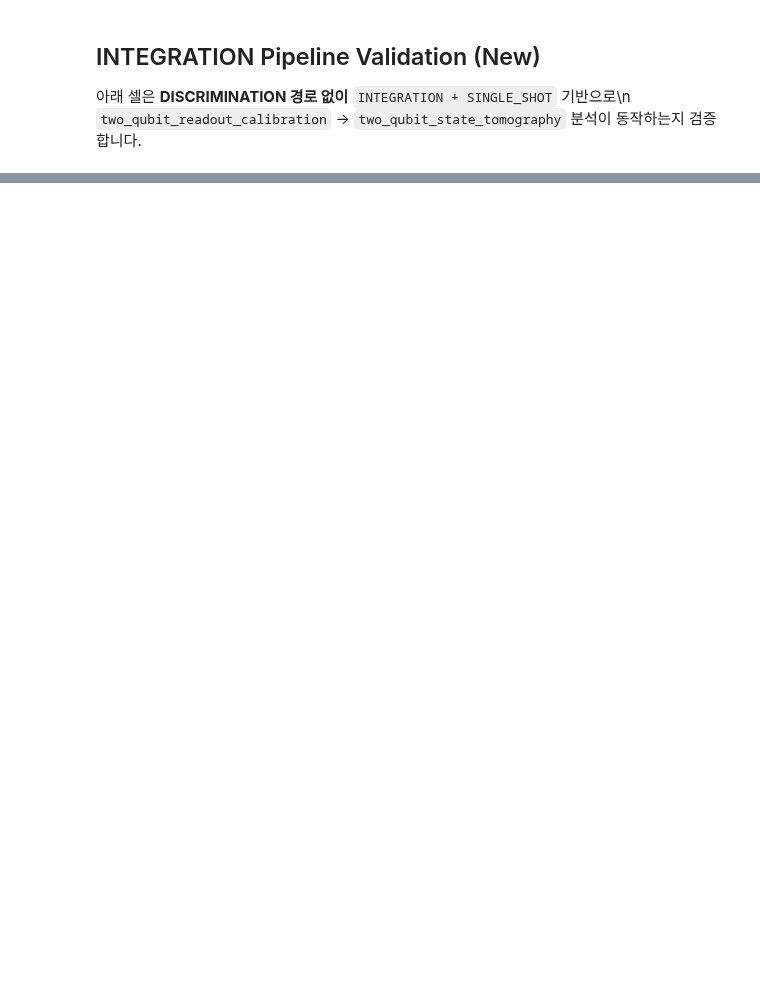
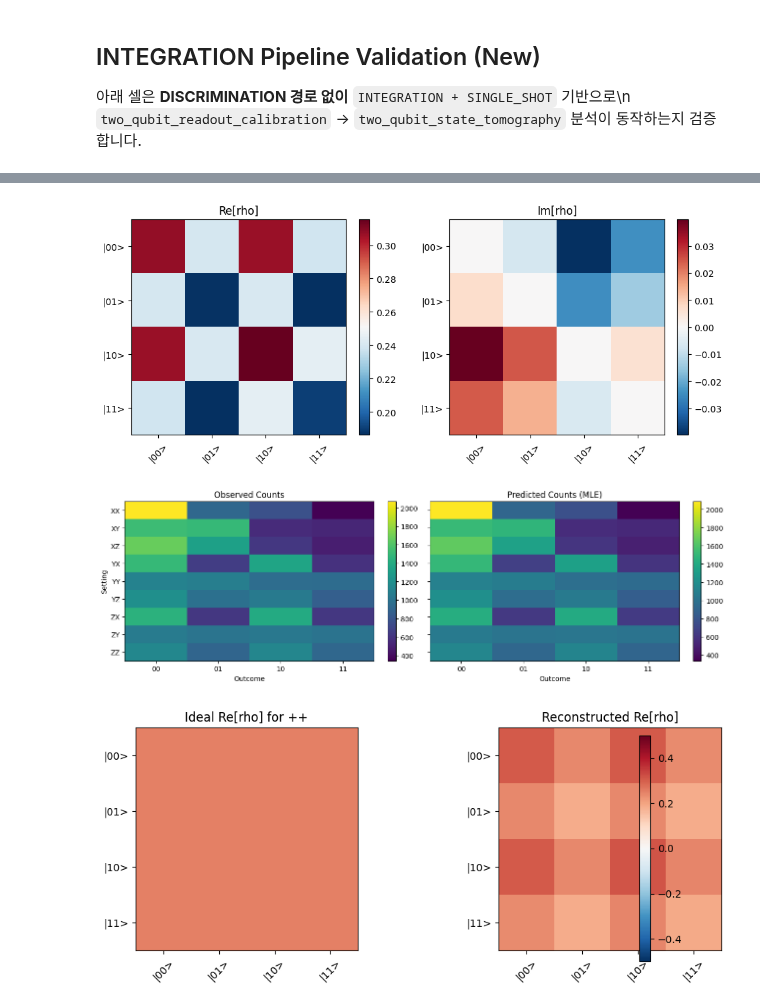
Before and after one commit to yalgaeahn/qubit-experiment, a Jupyter notebook: examples/selectiveRIP/2Q_QST_TEST_NEW.ipynb, the cells around one changed output, grey strips where cells are left out. Drawn from its saved outputs; the diff is of its cells as text; code cells hidden in the pictures; blank space fills up the shorter version.

```diff
--- a/examples/selectiveRIP/2Q_QST_TEST_NEW.ipynb
+++ b/examples/selectiveRIP/2Q_QST_TEST_NEW.ipynb
@@ -765,0 +574,51 @@ plt.show()
+# %%
+import numpy as np
+import matplotlib.pyplot as plt
+from experiments import two_qubit_state_tomography
+
+# Reuse existing variables if present
+# if "ctrl" not in globals() or "targ" not in globals():
+#     ctrl = qubits[1]
+#     targ = qubits[0]
+# if "bus" not in globals():
+#     bus = buses[0]
+# if "temporary_parameters" not in globals():
+#     temporary_parameters = {}
+
+# Use existing readout calibration result when available
+readout_cal_for_val = None
+if "readout_cal_result_new" in globals():
+    readout_cal_for_val = readout_cal_result_new
+
+opts_val = two_qubit_state_tomography.experiment_workflow.options()
+opts_val.do_analysis(True)
+opts_val.do_readout_calibration(True)
+opts_val.validation_mode(True)
+opts_val.use_rip(True)              # validation_mode=True 이면 자동으로 RIP 미사용
+opts_val.initial_state("++")
+opts_val.enforce_target_match(True)
+
+bus_frequency = (
+    bus.parameters.resonance_frequency_bus + (bus.parameters.rip_detuning or 0.0)
+    if bus.parameters.resonance_frequency_bus is not None
+    else 6.5e9
+)
+rip_amplitude = float(getattr(bus.parameters, "rip_amplitude", 0.0) or 0.0)
+rip_length = float(getattr(bus.parameters, "rip_length", 64e-9) or 64e-9)
+
+wf_val = two_qubit_state_tomography.experiment_workflow(
+    session=session,
+    qpu=qpu,
+    ctrl=ctrl,
+    targ=targ,
+    bus=bus,
+    bus_frequency=bus_frequency,
+    rip_amplitude=rip_amplitude,
+    rip_length=rip_length,
+    rip_phase=np.pi/2,
+    readout_calibration_result=readout_cal_for_val,
+    target_state=None,
+    options=opts_val,
+    temporary_parameters=temporary_parameters,
+).run()
+# %% [output]
@@ -765,0 +642,3 @@ plt.show()
+[figure, added]
+[figure, added]
+[figure, added]
```
Also changed, not shown: parts of 20 cells of this notebook, 11 other files.
